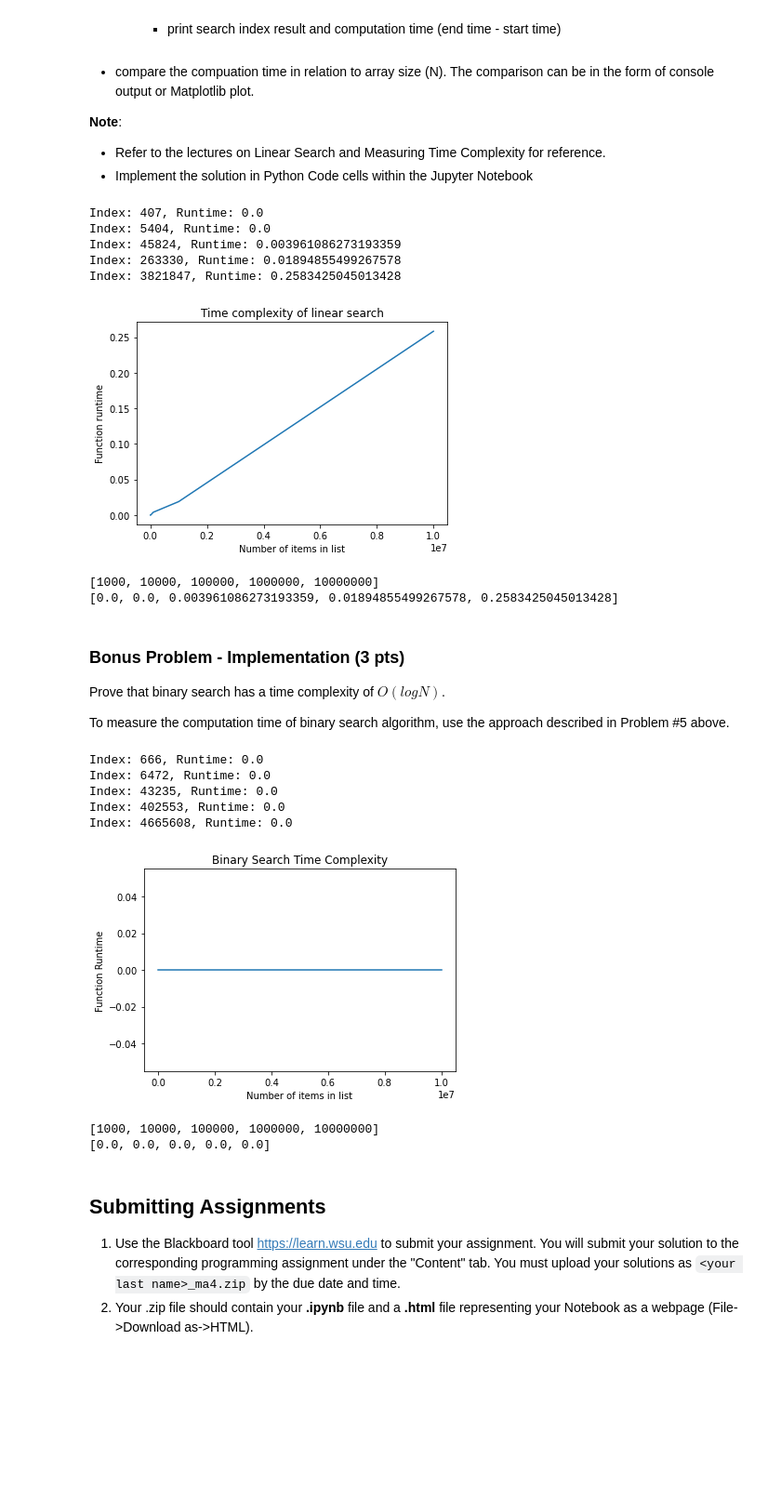
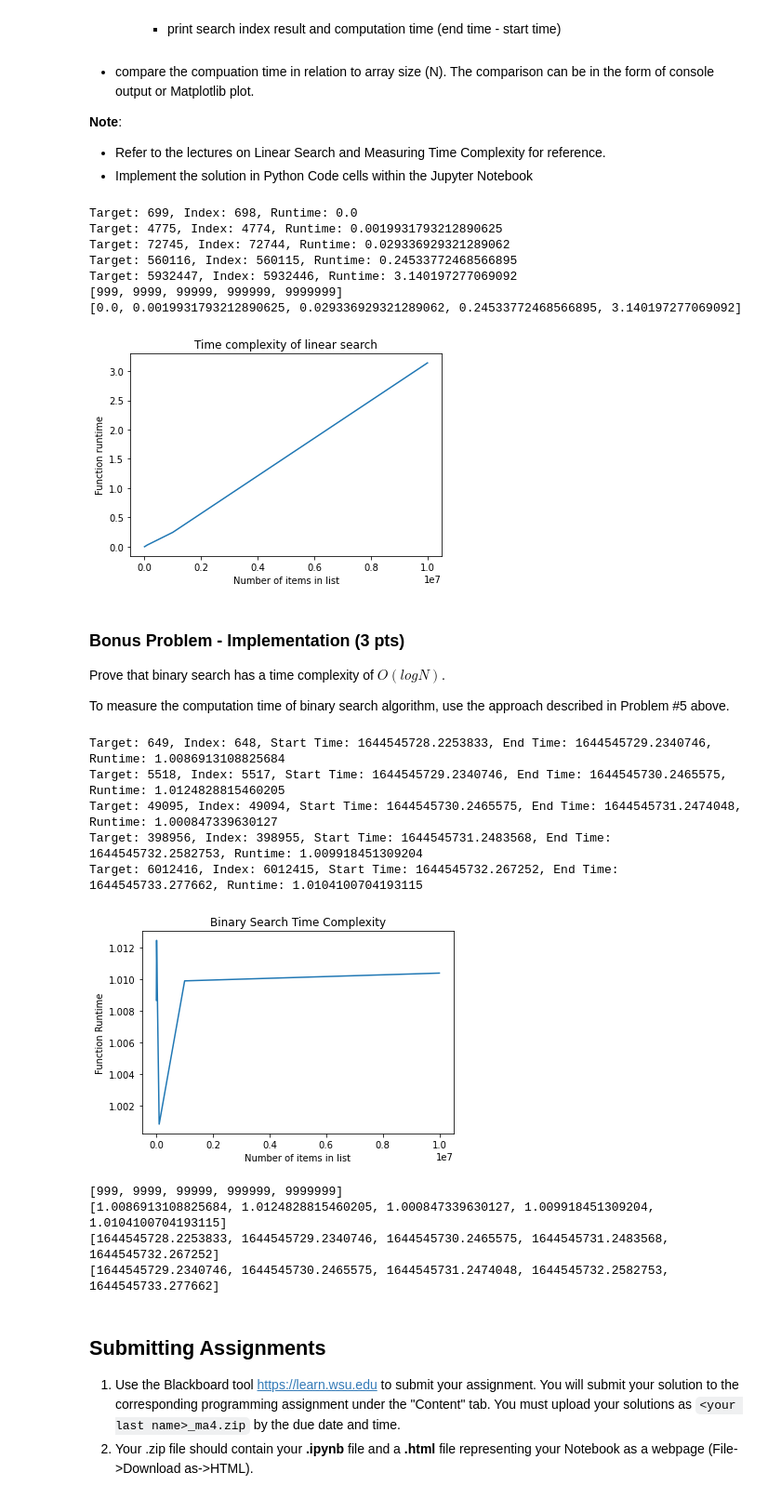
Before and after one commit to zfechko/Comp-Sci-215, a Jupyter notebook: Micro Assignments/MA 4 Algorithm Analysis/MA4 Algorithm Analysis.ipynb, the cells around one changed output. Shown at 93% size. Drawn from its saved outputs; the diff is of its cells as text; code cells hidden in the pictures; blank space fills up the shorter version.

```diff
--- a/Micro Assignments/MA 4 Algorithm Analysis/MA4 Algorithm Analysis.ipynb
+++ b/Micro Assignments/MA 4 Algorithm Analysis/MA4 Algorithm Analysis.ipynb
@@ -134,13 +134,14 @@ To measure the computation time of linear search algorithm, use the following ap
 import time #for timing the runtime of the function
 import matplotlib.pyplot as plt #for graphing the results
 import random #generating the random value
+import numpy as np #for storing the sample data
 
 def linear_search(array, target):
     """
     Performs linear search for an object, returns the index that the item is at
     Time complexity: O(n) where n is the number of items in the list
     """
-    for x in range(0, len(array)):
+    for x in range(0, array.size):
         if array[x] == target:
             return x
     return -1
@@ -148,44 +149,46 @@ def linear_search(array, target):
 list_size = []
 runtime_list = []
 
+sample_array = np.arange(1, 10000000)
+
+
 def solve_linear(value):
     """
     Runs through the steps in the problem instructions
     """
-    arr = []
-    for i in range(1, value + 1):
-        arr.append(i)
-    list_size.append(len(arr))
+    arr = np.arange(1, value)
+    list_size.append(arr.size)
     target = random.randint(value // 4, 3 * value // 4)
     start = time.time()
     index = linear_search(arr ,target)
     end = time.time()
     runtime = end - start
     runtime_list.append(runtime)
-    print("Index:", index, end=", ")
+    print("Target:", target, end=', ')
+    print("Index:", index, end=', ')
     print("Runtime:", runtime)
 
 vals = [1000, 10000, 100000, 1000000, 10000000]
 for item in vals:
     solve_linear(item)
 
+print(list_size)
+print(runtime_list)
+
 plt.plot(list_size, runtime_list)
 plt.xlabel("Number of items in list")
 plt.ylabel("Function runtime")
 plt.title("Time complexity of linear search")
 plt.show()
-
-print(list_size)
-print(runtime_list)
 # %% [output]
-Index: 407, Runtime: 0.0
-Index: 5404, Runtime: 0.0
-Index: 45824, Runtime: 0.003961086273193359
-Index: 263330, Runtime: 0.01894855499267578
-Index: 3821847, Runtime: 0.2583425045013428
+Target: 699, Index: 698, Runtime: 0.0
+Target: 4775, Index: 4774, Runtime: 0.0019931793212890625
+Target: 72745, Index: 72744, Runtime: 0.029336929321289062
+Target: 560116, Index: 560115, Runtime: 0.24533772468566895
+Target: 5932447, Index: 5932446, Runtime: 3.140197277069092
+[999, 9999, 99999, 999999, 9999999]
+[0.0, 0.0019931793212890625, 0.029336929321289062, 0.24533772468566895, 3.140197277069092]
-[figure, old version]
+[figure, new version]
-[1000, 10000, 100000, 1000000, 10000000]
-[0.0, 0.0, 0.003961086273193359, 0.01894855499267578, 0.2583425045013428]
 # %% [markdown]
 ### Bonus Problem - Implementation (3 pts)
 Prove that binary search has a time complexity of $O(log N)$.
@@ -198,12 +201,13 @@ runtime_list.clear()
 start_time_list =[]
 end_time_list = []
 
+
 def binary_search_iterative(alist, target):
     """
     Implentation of binary search using an iterative approach, returns the index of a target value
     """
     start = 0
-    end = len(alist) - 1
+    end = alist.size - 1
 
     while start <= end:
         mid = (start + end) // 2
@@ -228,45 +232,54 @@ def binary_search_recursive(alist, target, start, end):
         return binary_search_recursive(alist, target, mid + 1, end)
     else:
         return binary_search_recursive(alist, target, start, mid - 1)
 
 def solve_binary(value):
     """
     Runs through the steps specified in the problem instructions
     """
-    arr = []
-    for i in range(1, value + 1):
-        arr.append(i)
-    list_size.append(len(arr))
+    arr = np.arange(1, value)
+    list_size.append(arr.size)
     target = random.randint(value // 4, 3 * value // 4)
     start = time.time()
+    start_time_list.append(start)
     index = binary_search_iterative(arr ,target)
+    time.sleep(1)
     end = time.time()
+    end_time_list.append(end)
     runtime = end - start
     runtime_list.append(runtime)
+    print("Target:", target, end=', ')
     print("Index:", index, end=', ')
+    print("Start Time:", start, end=', ')
+    print("End Time:", end, end=', ')
     print("Runtime:", runtime)
 
+values = [10000000, 100000000, 1000000000, 10000000000]
 
 for item in vals:
     solve_binary(item)
 
 plt.plot(list_size, runtime_list)
 plt.xlabel("Number of items in list")
 plt.ylabel("Function Runtime")
 plt.title("Binary Search Time Complexity")
 plt.show()
 
 print(list_size)
 print(runtime_list)
+print(start_time_list)
+print(end_time_list)
 # %% [output]
-Index: 666, Runtime: 0.0
-Index: 6472, Runtime: 0.0
-Index: 43235, Runtime: 0.0
-Index: 402553, Runtime: 0.0
-Index: 4665608, Runtime: 0.0
+Target: 649, Index: 648, Start Time: 1644545728.2253833, End Time: 1644545729.2340746, Runtime: 1.0086913108825684
+Target: 5518, Index: 5517, Start Time: 1644545729.2340746, End Time: 1644545730.2465575, Runtime: 1.0124828815460205
+Target: 49095, Index: 49094, Start Time: 1644545730.2465575, End Time: 1644545731.2474048, Runtime: 1.000847339630127
+Target: 398956, Index: 398955, Start Time: 1644545731.2483568, End Time: 1644545732.2582753, Runtime: 1.009918451309204
+Target: 6012416, Index: 6012415, Start Time: 1644545732.267252, End Time: 1644545733.277662, Runtime: 1.0104100704193115
-[figure, old version]
+[figure, new version]
-[1000, 10000, 100000, 1000000, 10000000]
-[0.0, 0.0, 0.0, 0.0, 0.0]
+[999, 9999, 99999, 999999, 9999999]
+[1.0086913108825684, 1.0124828815460205, 1.000847339630127, 1.009918451309204, 1.0104100704193115]
+[1644545728.2253833, 1644545729.2340746, 1644545730.2465575, 1644545731.2483568, 1644545732.267252]
+[1644545729.2340746, 1644545730.2465575, 1644545731.2474048, 1644545732.2582753, 1644545733.277662]
 # %% [markdown]
 ## Submitting Assignments
 1.	Use the Blackboard tool https://learn.wsu.edu to submit your assignment. You will submit your solution to the corresponding programming assignment under the "Content" tab. You must upload your solutions as `<your last name>_ma4.zip` by the due date and time.
```
